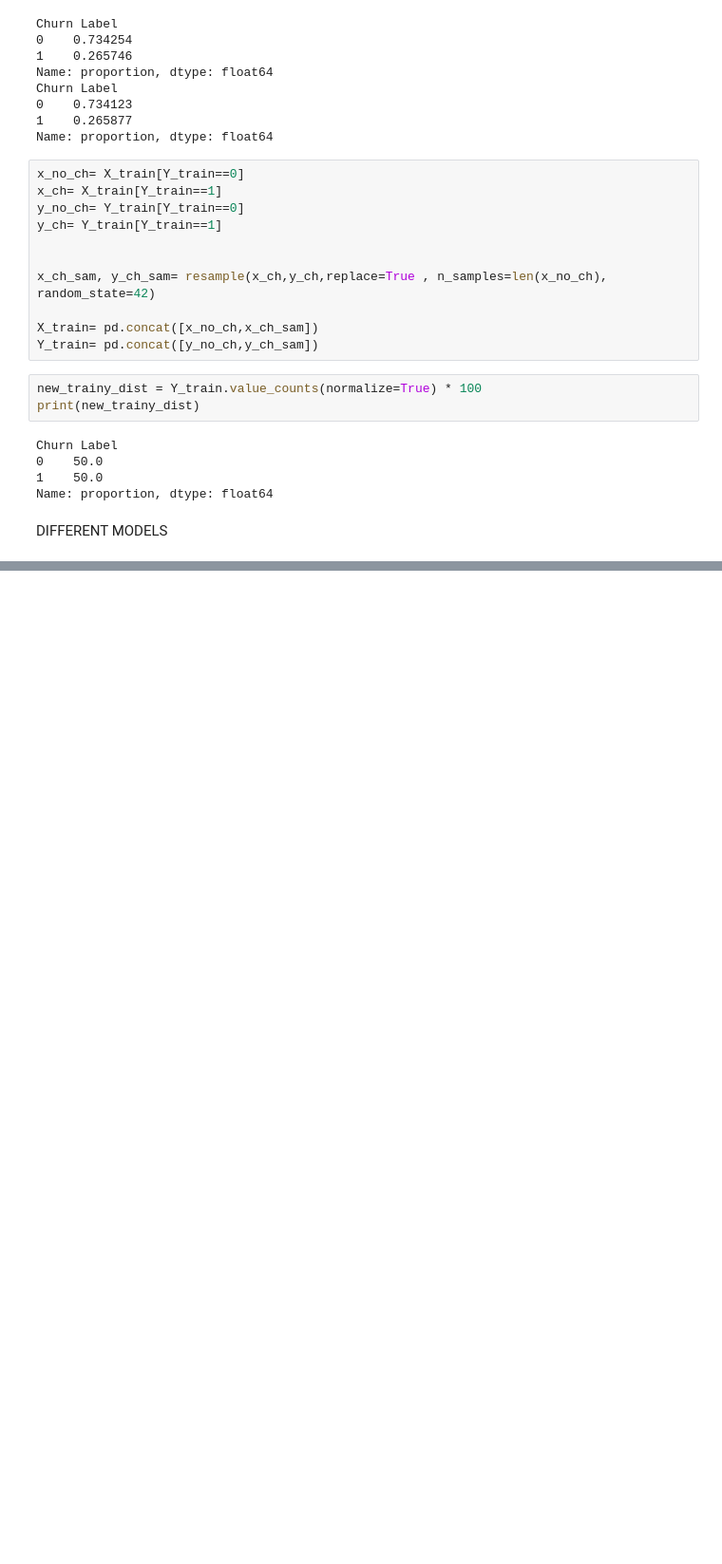
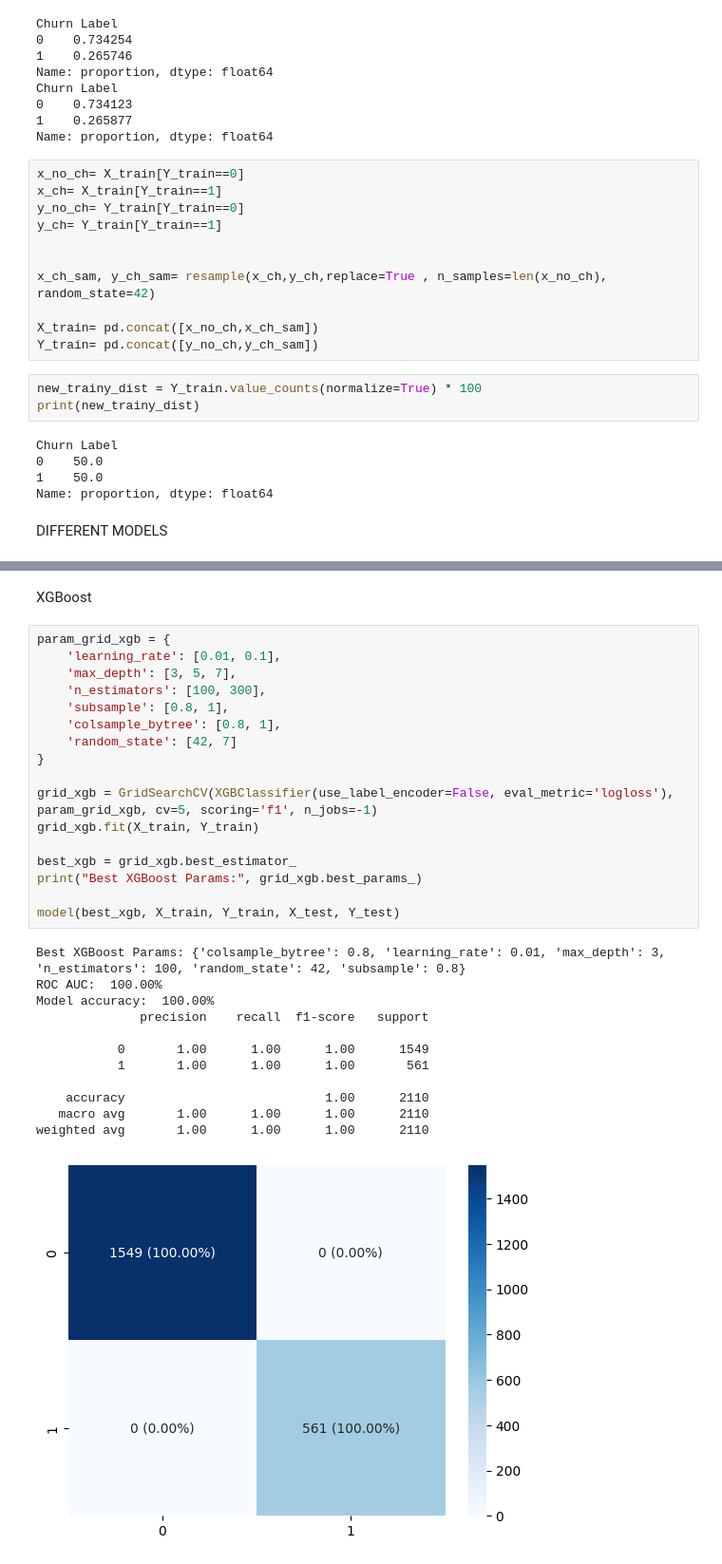
Before and after one commit to Zia-Ul-Hasan/Churn-Prediction-IBM-telco, a Jupyter notebook: Churn_prediction_model.ipynb, the cells around one changed output, grey strips where cells are left out. Shown at 95% size. Saved outputs shown, nothing was run; the diff lists cells and outputs as text; blank space fills up the shorter version.

```diff
--- a/Churn_prediction_model.ipynb
+++ b/Churn_prediction_model.ipynb
@@ -143,0 +225,32 @@ DIFFERENT MODELS
+# %% [markdown]
+ XGBoost
+# %%
+param_grid_xgb = {
+    'learning_rate': [0.01, 0.1],
+    'max_depth': [3, 5, 7],
+    'n_estimators': [100, 300],
+    'subsample': [0.8, 1],
+    'colsample_bytree': [0.8, 1],
+    'random_state': [42, 7]
+}
+
+grid_xgb = GridSearchCV(XGBClassifier(use_label_encoder=False, eval_metric='logloss'), param_grid_xgb, cv=5, scoring='f1', n_jobs=-1)
+grid_xgb.fit(X_train, Y_train)
+
+best_xgb = grid_xgb.best_estimator_
+print("Best XGBoost Params:", grid_xgb.best_params_)
+
+model(best_xgb, X_train, Y_train, X_test, Y_test)
+# %% [output]
+Best XGBoost Params: {'colsample_bytree': 0.8, 'learning_rate': 0.01, 'max_depth': 3, 'n_estimators': 100, 'random_state': 42, 'subsample': 0.8}
+ROC AUC:  100.00%
+Model accuracy:  100.00%
+              precision    recall  f1-score   support
+
+           0       1.00      1.00      1.00      1549
+           1       1.00      1.00      1.00       561
+
+    accuracy                           1.00      2110
+   macro avg       1.00      1.00      1.00      2110
+weighted avg       1.00      1.00      1.00      2110
+[figure, added]
```
Also changed, not shown: parts of 7 cells of this notebook.
